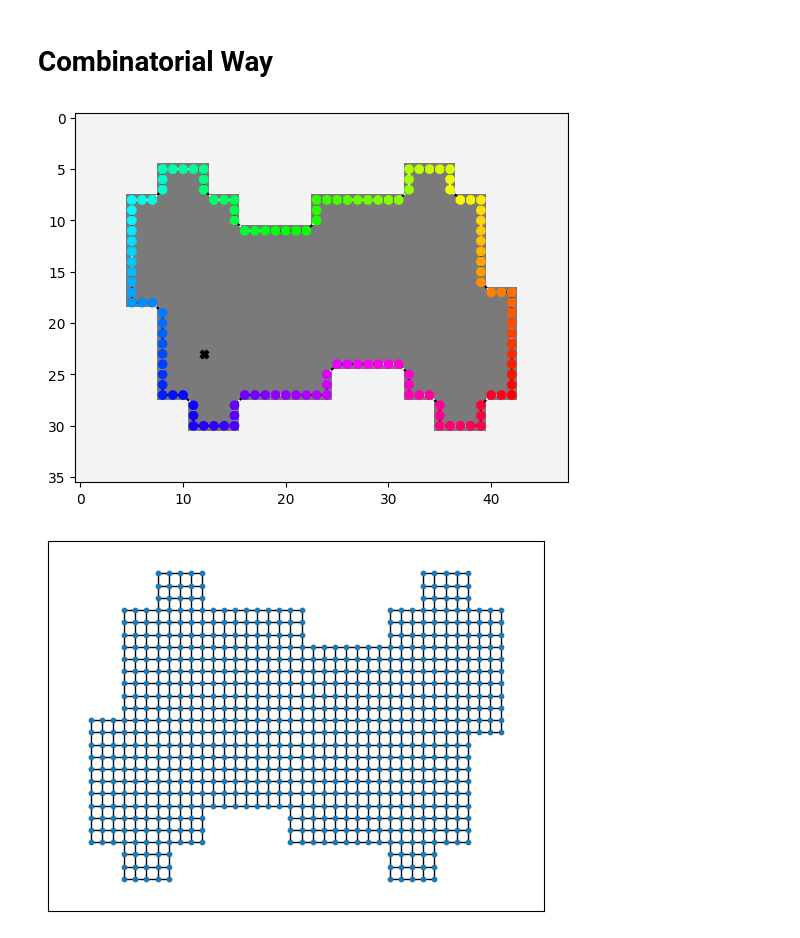
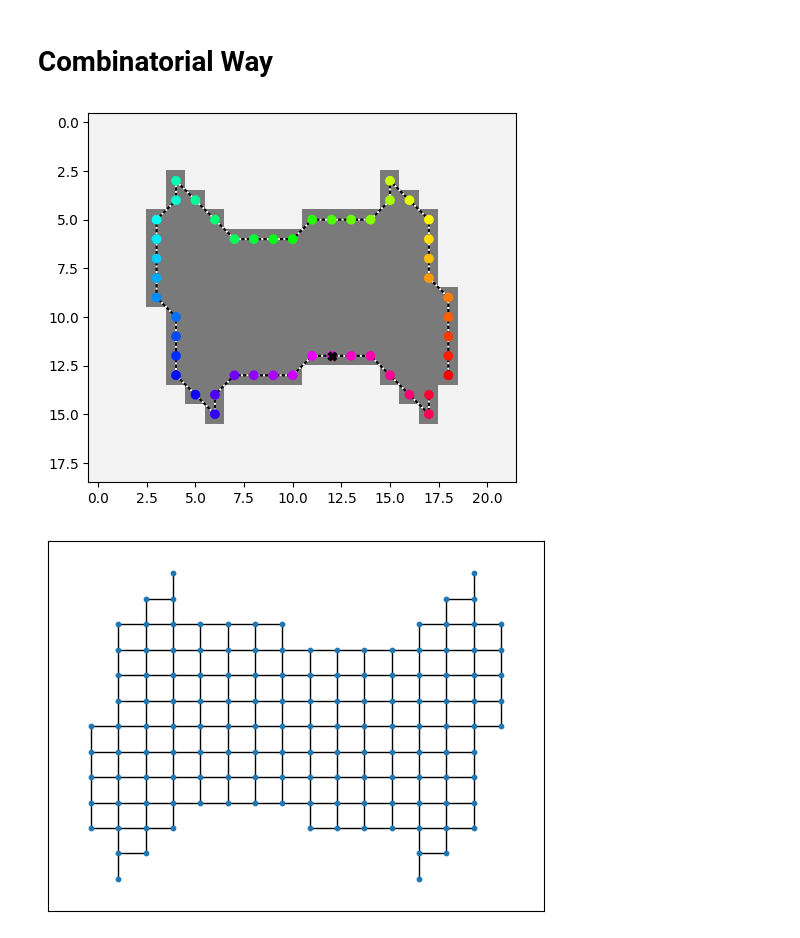
Before and after one commit to zimfv/depth-poset, a Jupyter notebook: notebooks/Map Disk.ipynb, the cells around one changed output. Cells and saved outputs as stored; diff of their text form; code cells hidden in the pictures.

```diff
--- a/notebooks/Map Disk.ipynb
+++ b/notebooks/Map Disk.ipynb
@@ -205,35 +205,39 @@ from tqdm import tqdm
 mask = np.zeros([16, 12])
 mask[2, 3:6] = 1
 mask[3, 2:9] = 1
 mask[4, 3:10] = 1
 mask[5:8, 8] = 1
 mask[5:11, 4:8] = 1
 mask[8:11, 3] = 1
 mask[11, 2:9] = 1
 mask[12, 3:10] = 1
 mask[13, 6:9] = 1
 
 
-mask = ndimage.zoom(mask, (3, 3), order=1, grid_mode=True).astype(bool).astype(int)
+#mask = ndimage.zoom(mask, (1.5, 1.5), order=1, grid_mode=True).astype(bool).astype(int)
+mask = (ndimage.zoom(mask, (1.4, 1.6), order=1, grid_mode=True) >= 0.5).astype(int)
+#mask = ndimage.zoom(mask, (2, 2), order=1, grid_mode=True).astype(bool).astype(int)
+#mask = ndimage.zoom(mask, (3, 3), order=1, grid_mode=True).astype(bool).astype(int)
+#mask = ndimage.zoom(mask, (4, 4), order=1, grid_mode=True).astype(bool).astype(int)
 
 center_x, center_y = np.argwhere(mask)[np.random.randint(mask.sum())]
 
 boundary = extract_ordered_boundary(mask, return_countor=False)
 boundary_x, boundary_y = np.transpose(boundary)
 boundary_angles = np.arange(len(boundary))/len(boundary) * 2*np.pi
 
 
 fig, ax = plt.subplots(1, 1)
 ax.imshow(np.transpose(mask), cmap='Greys', vmin=-0.2, vmax=1.8, zorder=0)
 
 ax.plot(boundary_x, boundary_y, color='black', linestyle='-', zorder=1)
 ax.plot(boundary_x, boundary_y, color='white', linestyle=':', zorder=1)
 ax.scatter(boundary_x, boundary_y, c=plt.get_cmap('hsv')(boundary_angles/(2*np.pi)), zorder=2)
 
 ax.scatter(center_x, center_y, color='black', marker='X', zorder=3)
 plt.show()
 # %% [output]
-[figure, old version]
+[figure, new version]
 # %%
 def get_graph_from_mask(mask) -> nx.Graph:
     """
@@ -262,4 +266,4 @@ pos = {node: node for node in g.nodes}
 
 nx.draw_networkx(g, pos=pos, with_labels=False, node_size=10)
 # %% [output]
-[figure, old version]
+[figure, new version]
```
Also changed, not shown: parts of 15 cells of this notebook.
